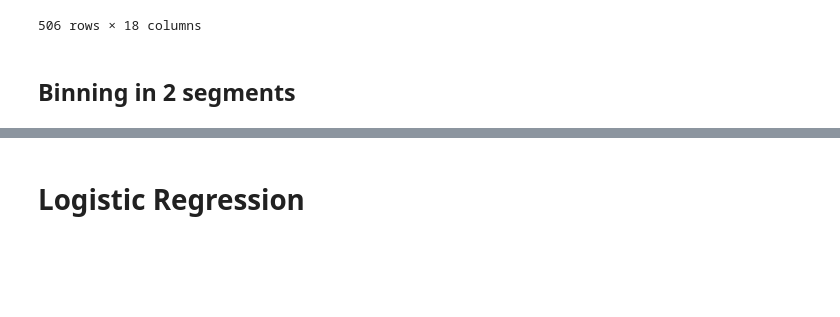
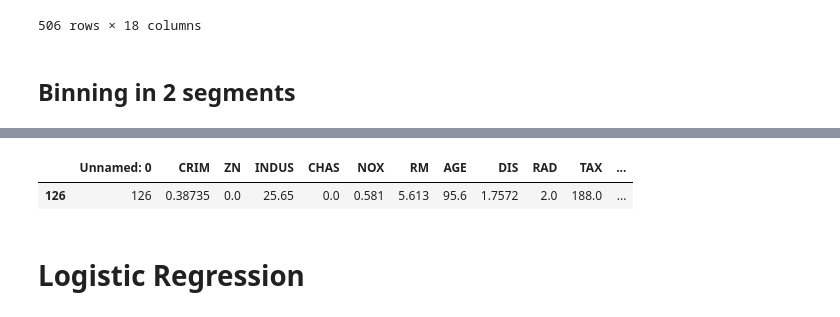
Before and after one commit to Manojgharge07/Machine_Learning_Data_Science, a Jupyter notebook: Assignment_on_boston_data_target_binning.ipynb, the cells around one changed output, grey strips where cells are left out. Saved outputs shown, nothing was run; the diff lists cells and outputs as text; code cells hidden in the pictures; blank space fills up the shorter version.

```diff
--- a/Assignment_on_boston_data_target_binning.ipynb
+++ b/Assignment_on_boston_data_target_binning.ipynb
@@ -228,8 +228,8 @@ def binningfunction(col,cut_points,labels=None):
   return colbin
 # %%
 cut_points=[12.5,25.0,37.5];
-labels=["cheap","medium","high","expensive"]
-binning["House_quality"]=binningfunction(binning["House_Price"],cut_points,labels)
+labels=[1,2,3,4]
+binning["Ordinal_1"]=binningfunction(binning["House_Price"],cut_points,labels)
 binning
 # %% [output]
 [5.0, 12.5, 25.0, 37.5, 50.0]
@@ -280,8 +280,8 @@ def binningfunction(col,cut_points,labels=None):
   return colbin
 # %%
 cut_points=[24];
-labels=["medium","high"]
-binning["House_quality"]=binningfunction(binning["House_Price"],cut_points,labels)
+labels=[1,2]
+binning["Ordinal_2"]=binningfunction(binning["House_Price"],cut_points,labels)
 binning
 # %% [output]
 [5.0, 24, 50.0]
@@ -301,7 +301,7 @@ binning
 # %%
 cut_points=[27];
 labels=["poor people","rich people"]
-binning["House_people"]=binningfunction(binning["House_Price"],cut_points,labels)
+binning["House_people_1"]=binningfunction(binning["House_Price"],cut_points,labels)
 binning
 # %% [output]
 [5.0, 27, 50.0]
@@ -320,0 +321,2 @@ binning
+# %%
+binning.drop(['House_Price', 'y_pred'], axis= 1, inplace= True)
@@ -321,3 +339,8 @@ binning
+# %%
+binning.sample()
+# %% [output]
+|  | Unnamed: 0 | CRIM | ZN | INDUS | CHAS | NOX | RM | AGE | DIS | RAD | TAX | ... |
+| 126 | 126 | 0.38735 | 0.0 | 25.65 | 0.0 | 0.581 | 5.613 | 95.6 | 1.7572 | 2.0 | 188.0 | ... |
 # %% [markdown]
 # **Logistic Regression**
 # %%
```
Also changed, not shown: parts of 3 cells of this notebook.
